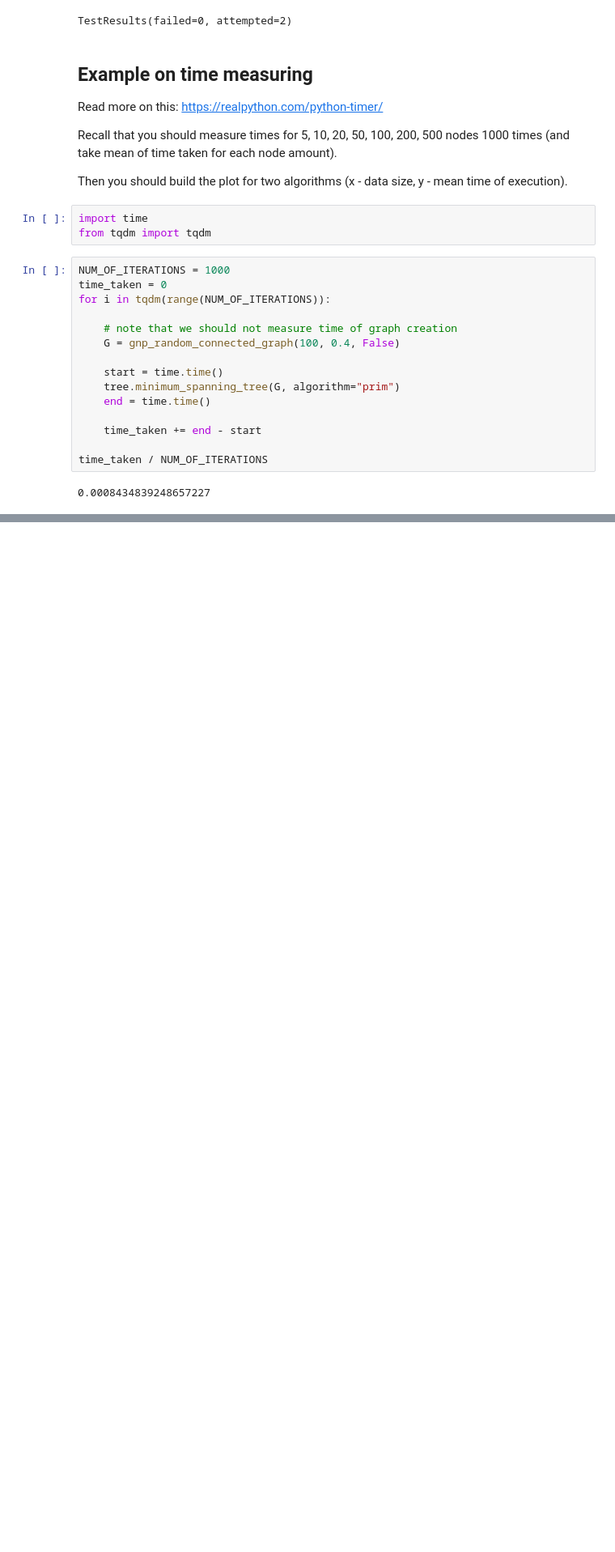
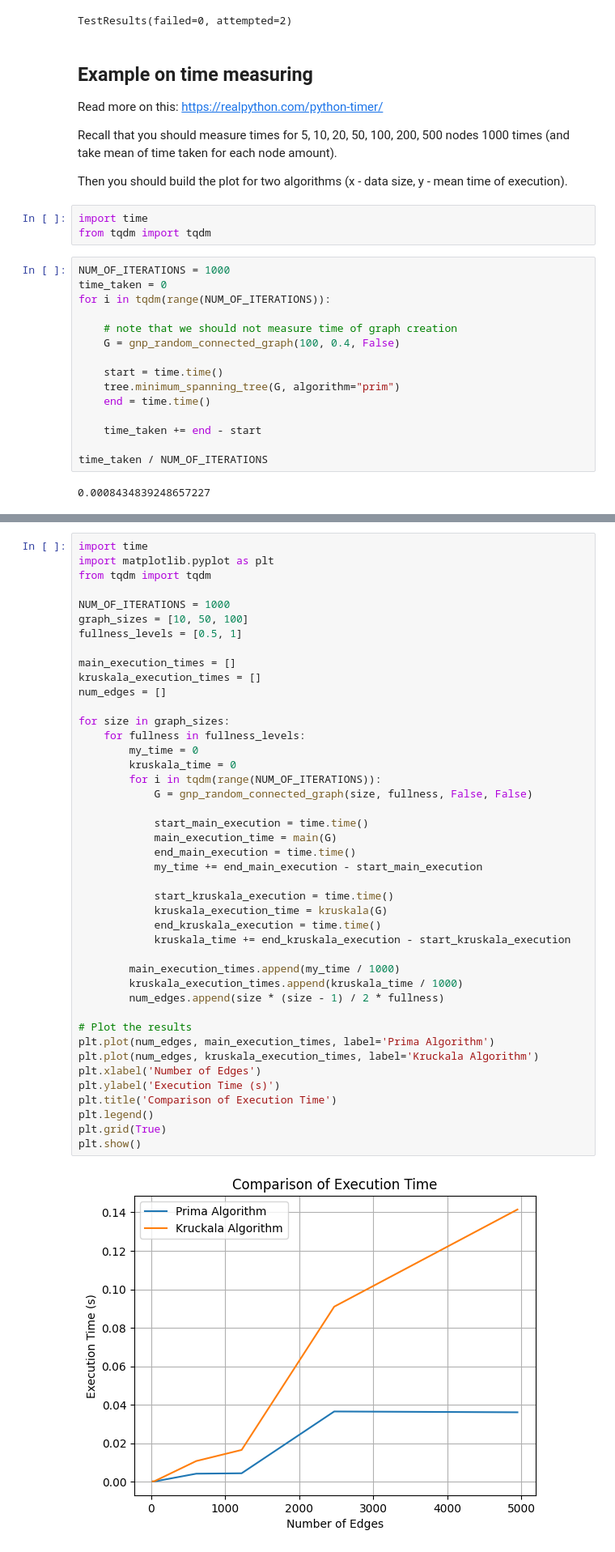
Before and after one commit to SofiiaPop/Discrete_math, a Jupyter notebook: Prima/prima.ipynb, the cells around one changed output, grey strips where cells are left out. Shown at 81% size. Cells and saved outputs as stored; diff of their text form; blank space fills up the shorter version.

```diff
--- a/Prima/prima.ipynb
+++ b/Prima/prima.ipynb
@@ -262,0 +359,45 @@ plt.show()
+# %%
+import time
+import matplotlib.pyplot as plt
+from tqdm import tqdm
+
+NUM_OF_ITERATIONS = 1000
+graph_sizes = [10, 50, 100]
+fullness_levels = [0.5, 1]
+
+main_execution_times = []
+kruskala_execution_times = []
+num_edges = []
+
+for size in graph_sizes:
+    for fullness in fullness_levels:
+        my_time = 0
+        kruskala_time = 0
+        for i in tqdm(range(NUM_OF_ITERATIONS)):
+            G = gnp_random_connected_graph(size, fullness, False, False)
+
+            start_main_execution = time.time()
+            main_execution_time = main(G)
+            end_main_execution = time.time()
+            my_time += end_main_execution - start_main_execution
+
+            start_kruskala_execution = time.time()
+            kruskala_execution_time = kruskala(G)
+            end_kruskala_execution = time.time()
+            kruskala_time += end_kruskala_execution - start_kruskala_execution
+
+        main_execution_times.append(my_time / 1000)
+        kruskala_execution_times.append(kruskala_time / 1000)
+        num_edges.append(size * (size - 1) / 2 * fullness)
+
+# Plot the results
+plt.plot(num_edges, main_execution_times, label='Prima Algorithm')
+plt.plot(num_edges, kruskala_execution_times, label='Kruckala Algorithm')
+plt.xlabel('Number of Edges')
+plt.ylabel('Execution Time (s)')
+plt.title('Comparison of Execution Time')
+plt.legend()
+plt.grid(True)
+plt.show()
+# %% [output]
+[figure, added]
```
Also changed, not shown: parts of 10 cells of this notebook.
